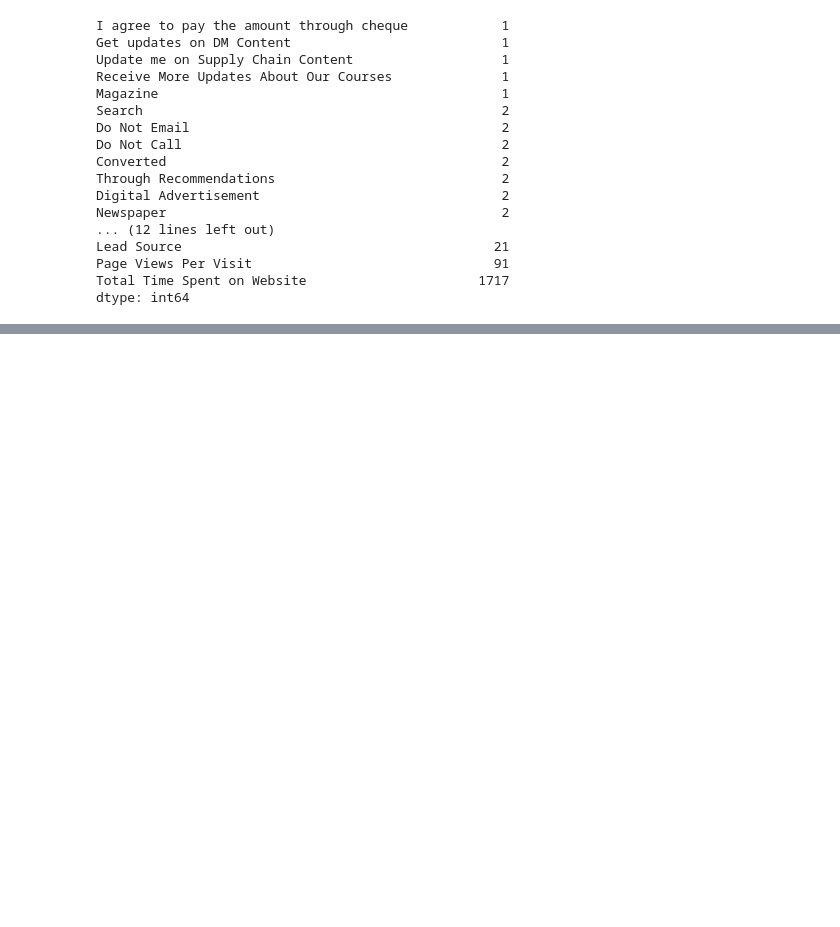
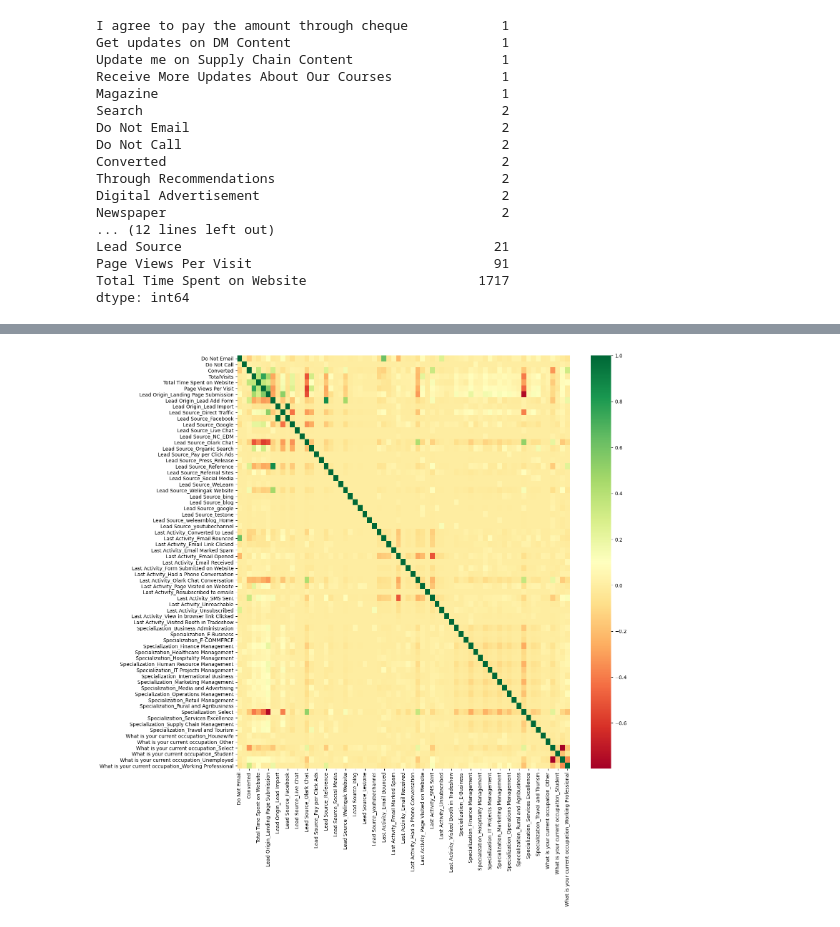
Before and after one commit to tthakur2015/Lead-Scoring-Logistic-Regression-Model, a Jupyter notebook: Case Study Notebook.ipynb, the cells around one changed output, grey strips where cells are left out. Drawn from its saved outputs; the diff is of its cells as text; code cells hidden in the pictures; blank space fills up the shorter version.

```diff
--- a/Case Study Notebook.ipynb
+++ b/Case Study Notebook.ipynb
@@ -520,0 +519,8 @@ new_data.head()
+# %%
+# Dropping unnecessary variables
+new_data = new_data.drop(['What matters most to you in choosing a course','Search',
+                  'Magazine','Newspaper Article','X Education Forums','Newspaper',
+           'Digital Advertisement','Through Recommendations','Receive More Updates About Our Courses',
+                  'Update me on Supply Chain Content',
+           'Get updates on DM Content','I agree to pay the amount through cheque',
+                  'A free copy of Mastering The Interview'],1)
@@ -521,5 +529,5 @@ new_data.head()
 # %%
-dummy=pd.get_dummies(new_data[['Lead Origin','Lead Source','Last Activity','Specialization','What is your current occupation','City']],drop_first=True)
+dummy=pd.get_dummies(new_data[['Lead Origin','Lead Source','Last Activity','Specialization','What is your current occupation']],drop_first=True)
 dummy.head()
 # %% [output]
 |  | Lead Origin_Landing Page Submission | Lead Origin_Lead Add Form | Lead Origin_Lead Import | Lead Source_Direct Traffic | ... |
@@ -547,0 +557,3 @@ new_data.shape
+# %%
+new_data = new_data.drop(['Lead Origin','Lead Source','Last Activity','Specialization','What is your current occupation'], axis=1)
+new_data.info()
@@ -547,0 +578,7 @@ new_data.shape
+# %%
+# Visualizing the data using heatmap
+plt.figure(figsize=[15,15])
+sns.heatmap(new_data.corr(), cmap="RdYlGn")
+plt.show()
+# %% [output]
+[figure, added]
```
Also changed, not shown: parts of 24 cells of this notebook.
